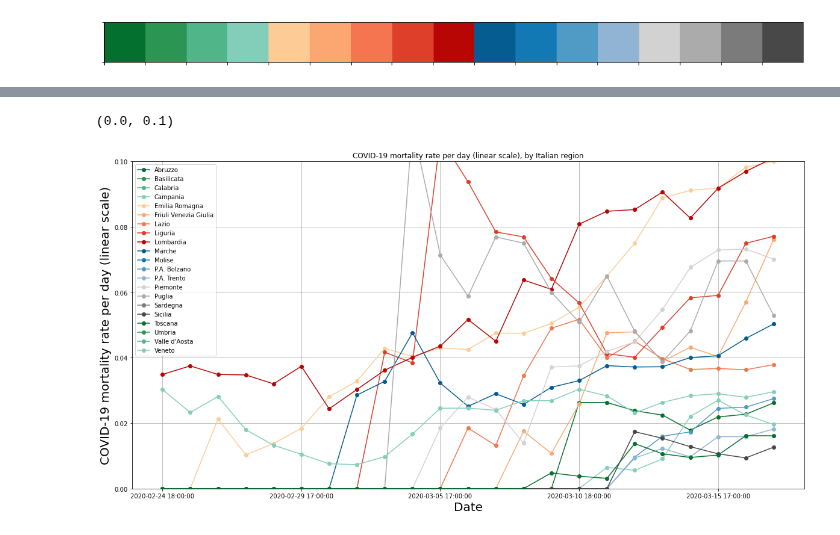
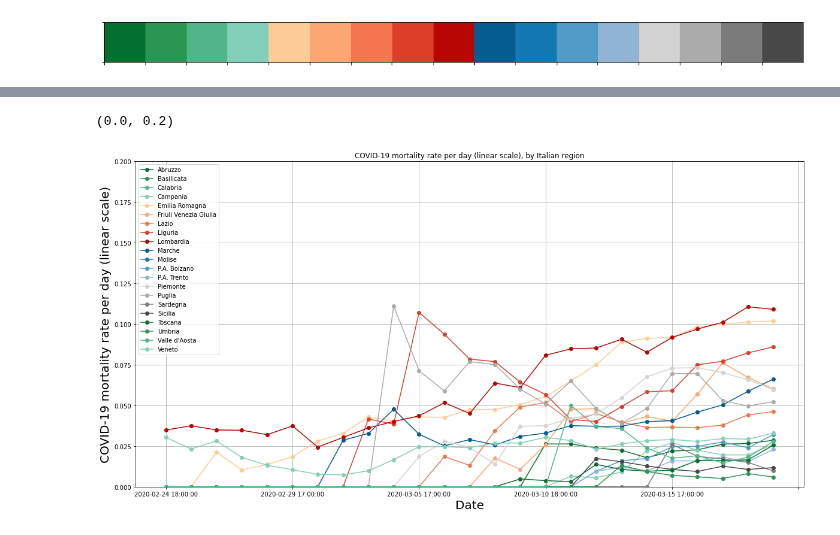
Before and after one commit to perrozzi/COVID-19, a Jupyter notebook: notebooks/COVID-19-italy.ipynb, the cells around one changed output, grey strips where cells are left out. Drawn from its saved outputs; the diff is of its cells as text; code cells hidden in the pictures.

```diff
--- a/notebooks/COVID-19-italy.ipynb
+++ b/notebooks/COVID-19-italy.ipynb
@@ -136,15 +140,15 @@ Text(0, 0.5, 'Total number of COVID-19 death cases (linear scale)')
 # %%
 mortality = deaths.divide(conf.replace(0, 1))
 
 #show total number of positive cases
 plot1 = mortality[mortality.columns.values].plot(grid=True, marker='o',
          title='COVID-19 mortality rate per day (linear scale), by Italian region', figsize = (20,10))
 plot1.set_xlabel("Date", fontsize=20)
 plot1.set_ylabel("COVID-19 mortality rate per day (linear scale)", fontsize=20)
-plot1.set_ylim(0,0.1)
+plot1.set_ylim(0,0.2)
 # %% [output]
-(0.0, 0.1)
+(0.0, 0.2)
-[figure, old version]
+[figure, new version]
 # %%
 # retrieve population information
 # source http://dati-censimentopopolazione.istat.it/Index.aspx?lang=en
```
Also changed, not shown: parts of 11 cells of this notebook, 2 other files.
